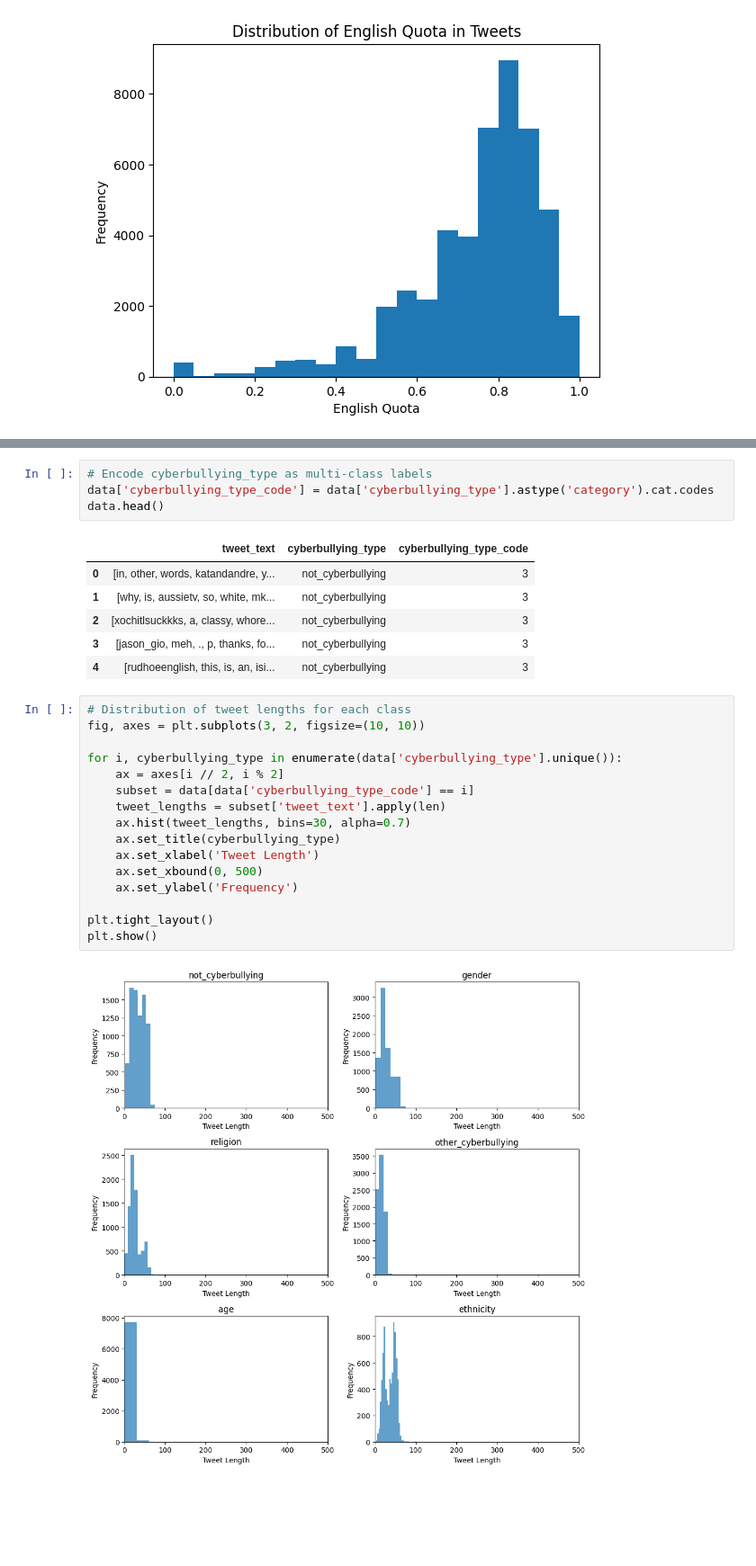
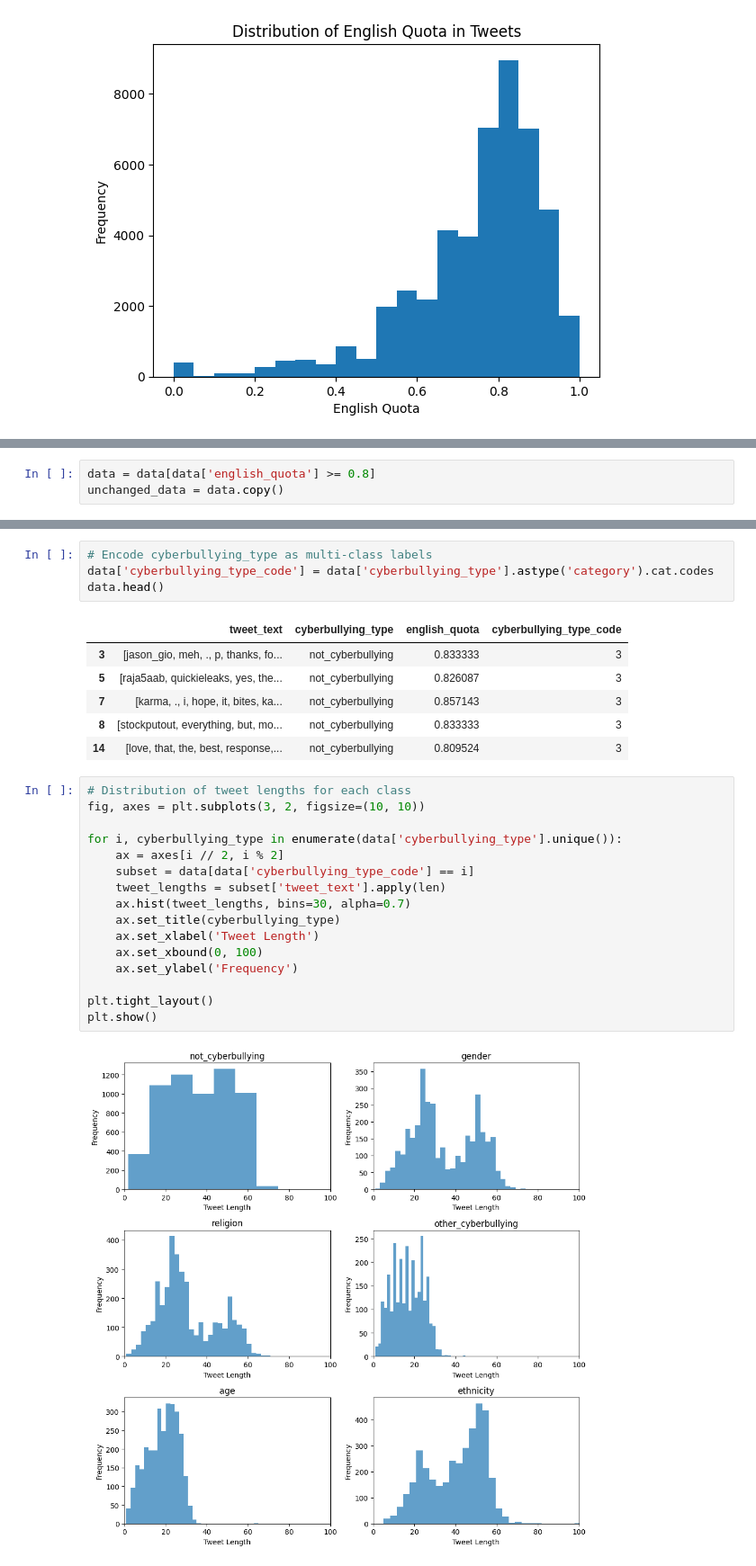
Before and after one commit to RomanGorelsky/MMDA_Project, a Jupyter notebook: MMDA_Project.ipynb, the cells around one changed output, grey strips where cells are left out. Shown at 90% size. Drawn from its saved outputs; the diff is of its cells as text; blank space fills up the shorter version.

```diff
--- a/MMDA_Project.ipynb
+++ b/MMDA_Project.ipynb
@@ -53,3 +96,6 @@ As it can be seen not all texts are in english. Thus, we will further need some
+# %%
+data = data[data['english_quota'] >= 0.8]
+unchanged_data = data.copy()
 # %%
 pattern = r"(?:\w+')\w+|(?:[A-Z]\.)+|\w+(?:-\w+)*|[\w+\.]"
 data['tweet_text'] = data['tweet_text'].apply(lambda x: re.findall(pattern, x, re.VERBOSE))
@@ -79,30 +125,30 @@ plt.show()
 data['cyberbullying_type_code'] = data['cyberbullying_type'].astype('category').cat.codes
 data.head()
 # %% [output]
-|  | tweet_text | cyberbullying_type | cyberbullying_type_code |
-| 0 | [in, other, words, katandandre, y... | not_cyberbullying | 3 |
-| 1 | [why, is, aussietv, so, white, mk... | not_cyberbullying | 3 |
-| 2 | [xochitlsuckkks, a, classy, whore... | not_cyberbullying | 3 |
-| 3 | [jason_gio, meh, ., p, thanks, fo... | not_cyberbullying | 3 |
-| 4 | [rudhoeenglish, this, is, an, isi... | not_cyberbullying | 3 |
+|  | tweet_text | cyberbullying_type | english_quota | cyberbullying_type_code |
+| 3 | [jason_gio, meh, ., p, thanks, fo... | not_cyberbullying | 0.833333 | 3 |
+| 5 | [raja5aab, quickieleaks, yes, the... | not_cyberbullying | 0.826087 | 3 |
+| 7 | [karma, ., i, hope, it, bites, ka... | not_cyberbullying | 0.857143 | 3 |
+| 8 | [stockputout, everything, but, mo... | not_cyberbullying | 0.833333 | 3 |
+| 14 | [love, that, the, best, response,... | not_cyberbullying | 0.809524 | 3 |
 # %%
 # Distribution of tweet lengths for each class
 fig, axes = plt.subplots(3, 2, figsize=(10, 10))
 
 for i, cyberbullying_type in enumerate(data['cyberbullying_type'].unique()):
     ax = axes[i // 2, i % 2]
     subset = data[data['cyberbullying_type_code'] == i]
     tweet_lengths = subset['tweet_text'].apply(len)
     ax.hist(tweet_lengths, bins=30, alpha=0.7)
     ax.set_title(cyberbullying_type)
     ax.set_xlabel('Tweet Length')
-    ax.set_xbound(0, 500)
+    ax.set_xbound(0, 100)
     ax.set_ylabel('Frequency')
 
 plt.tight_layout()
 plt.show()
 # %% [output]
-[figure, old version]
+[figure, new version]
 # %%
 all_words = []
 not_cyberbullying_words = []
```
Also changed, not shown: parts of 23 cells of this notebook, 1 other file.
